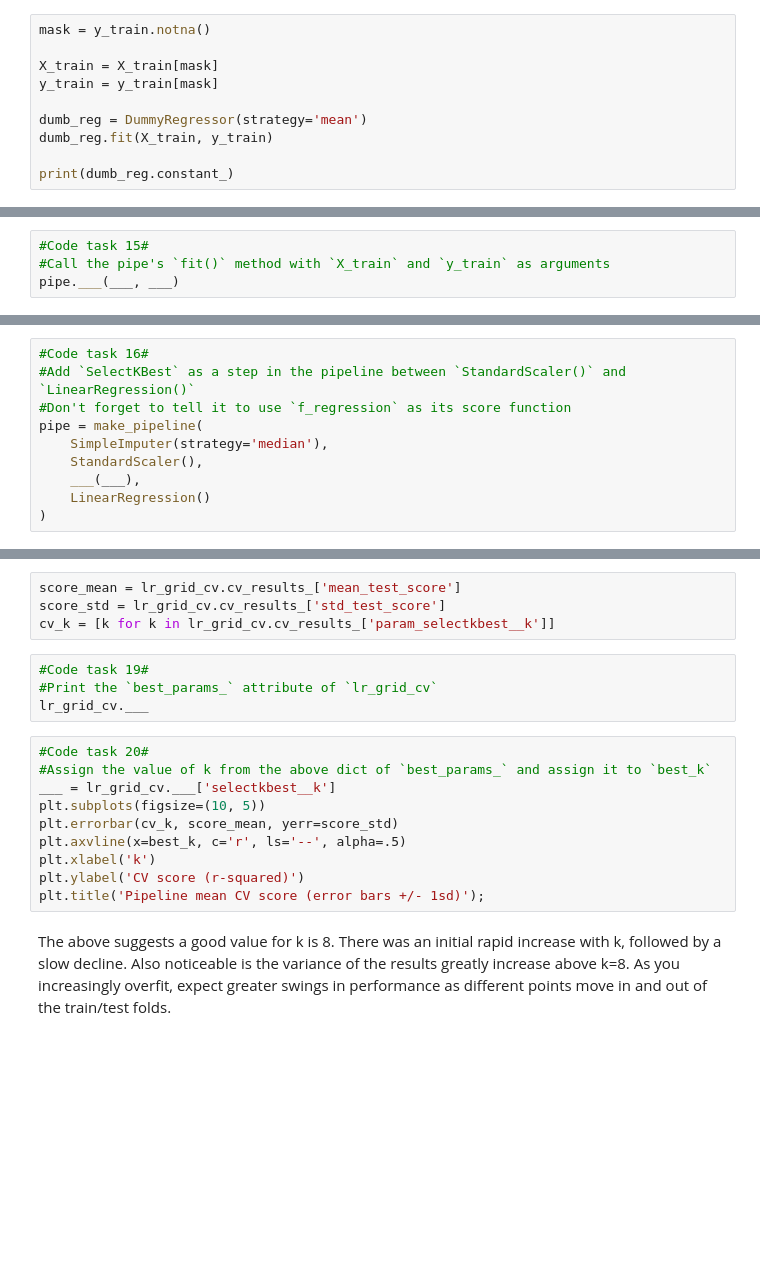
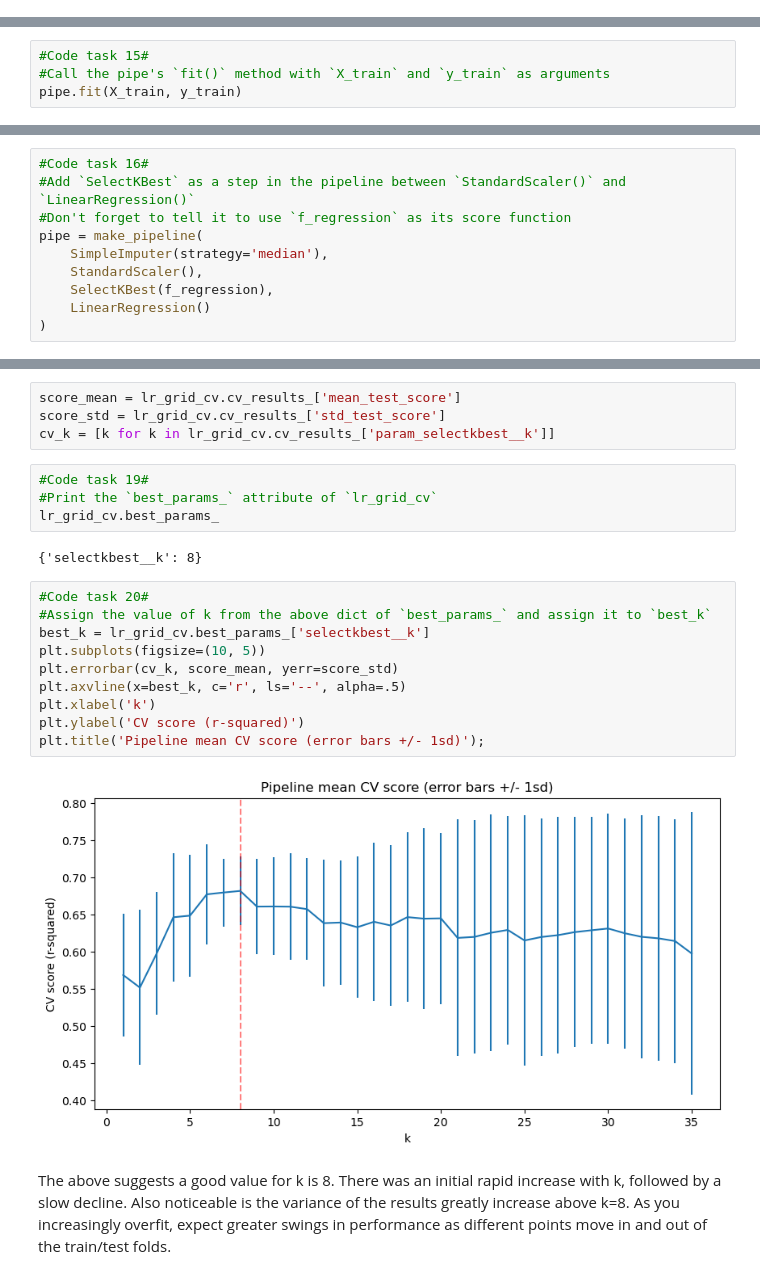
Before and after one commit to shazy15/DataScienceGuidedCapstone, a Jupyter notebook: Notebooks/04_preprocessing_and_training.ipynb, the cells around one changed output, grey strips where cells are left out. Saved outputs shown, nothing was run; the diff lists cells and outputs as text; blank space fills up the shorter version.

```diff
--- a/Notebooks/04_preprocessing_and_training.ipynb
+++ b/Notebooks/04_preprocessing_and_training.ipynb
@@ -243,12 +243,2 @@ np.float64(64.5370618556701)
 # %% [markdown]
 `sklearn`'s `DummyRegressor` easily does this:
-# %%
-mask = y_train.notna()
-
-X_train = X_train[mask]
-y_train = y_train[mask]
-
-dumb_reg = DummyRegressor(strategy='mean')
-dumb_reg.fit(X_train, y_train)
-
-print(dumb_reg.constant_)
@@ -656,4 +666,4 @@ Here, a single call to the pipeline's `fit()` method combines the steps of learn
 # %%
 #Code task 15#
 #Call the pipe's `fit()` method with `X_train` and `y_train` as arguments
-pipe.___(___, ___)
+pipe.fit(X_train, y_train)
@@ -712,7 +726,7 @@ Redefine your pipeline to include this feature selection step:
 pipe = make_pipeline(
     SimpleImputer(strategy='median'),
     StandardScaler(),
-    ___(___),
+    SelectKBest(f_regression),
     LinearRegression()
 )
 # %% [markdown]
@@ -852,17 +868,21 @@ cv_k = [k for k in lr_grid_cv.cv_results_['param_selectkbest__k']]
 # %%
 #Code task 19#
 #Print the `best_params_` attribute of `lr_grid_cv`
-lr_grid_cv.___
+lr_grid_cv.best_params_
+# %% [output]
+{'selectkbest__k': 8}
 # %%
 #Code task 20#
 #Assign the value of k from the above dict of `best_params_` and assign it to `best_k`
-___ = lr_grid_cv.___['selectkbest__k']
+best_k = lr_grid_cv.best_params_['selectkbest__k']
 plt.subplots(figsize=(10, 5))
 plt.errorbar(cv_k, score_mean, yerr=score_std)
 plt.axvline(x=best_k, c='r', ls='--', alpha=.5)
 plt.xlabel('k')
 plt.ylabel('CV score (r-squared)')
 plt.title('Pipeline mean CV score (error bars +/- 1sd)');
+# %% [output]
+[figure, added]
 # %% [markdown]
 The above suggests a good value for k is 8. There was an initial rapid increase with k, followed by a slow decline. Also noticeable is the variance of the results greatly increase above k=8. As you increasingly overfit, expect greater swings in performance as different points move in and out of the train/test folds.
 # %% [markdown]
```
Also changed, not shown: parts of 56 cells of this notebook.
